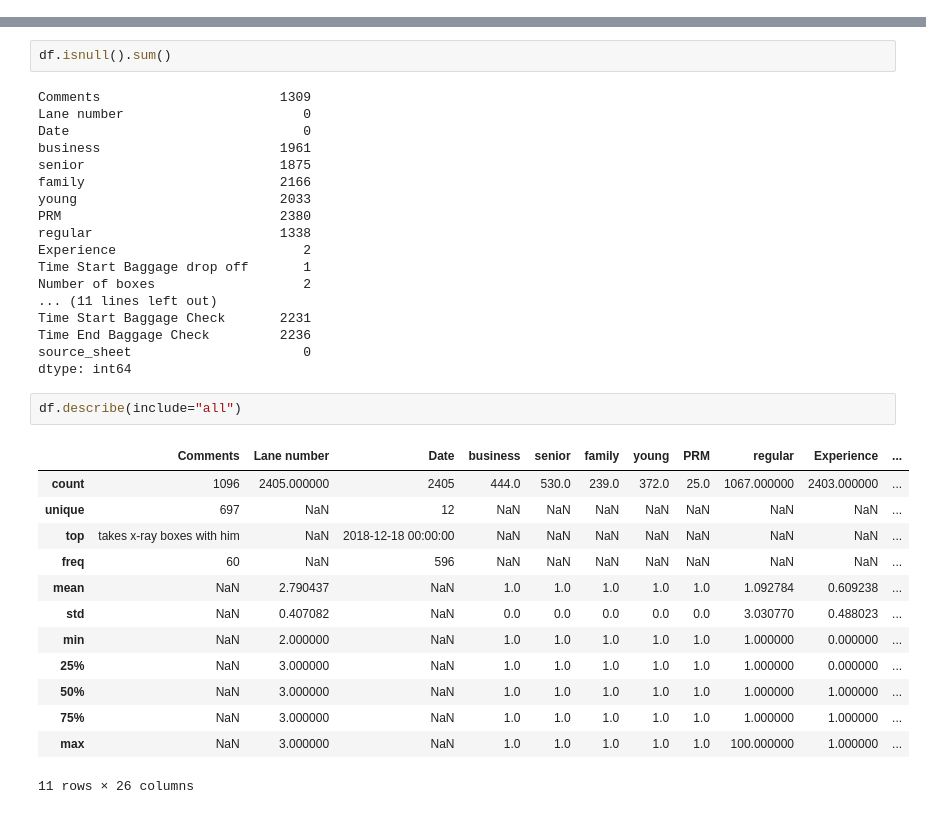
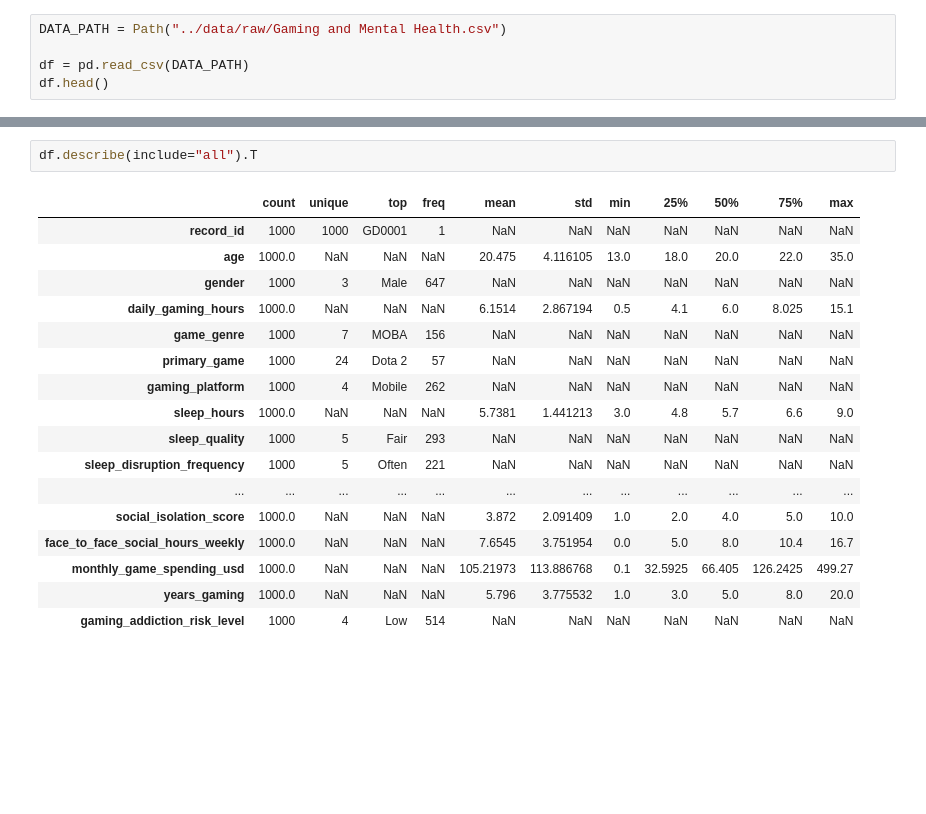
Before and after one commit to BorisTsankov/Security-Predictor, a Jupyter notebook: notebooks/01_data_understanding.ipynb, the cells around one changed output, grey strips where cells are left out. Drawn from its saved outputs; the diff is of its cells as text; blank space fills up the shorter version.

```diff
--- a/notebooks/01_data_understanding.ipynb
+++ b/notebooks/01_data_understanding.ipynb
@@ -58,0 +6,5 @@ df.columns.tolist()
+# %%
+DATA_PATH = Path("../data/raw/Gaming and Mental Health.csv")
+
+df = pd.read_csv(DATA_PATH)
+df.head()
@@ -79,37 +48,21 @@ memory usage: 488.6+ KB
-# %%
-df.isnull().sum()
-# %% [output]
-Comments                       1309
-Lane number                       0
-Date                              0
-business                       1961
-senior                         1875
-family                         2166
-young                          2033
-PRM                            2380
-regular                        1338
-Experience                        2
-Time Start Baggage drop off       1
-Number of boxes                   2
-... (11 lines left out)
-Time Start Baggage Check       2231
-Time End Baggage Check         2236
-source_sheet                      0
-dtype: int64
 # %%
-df.describe(include="all")
+df.describe(include="all").T
 # %% [output]
-|  | Comments | Lane number | Date | business | senior | family | young | PRM | regular | Experience | ... |
-| count | 1096 | 2405.000000 | 2405 | 444.0 | 530.0 | 239.0 | 372.0 | 25.0 | 1067.000000 | 2403.000000 | ... |
-| unique | 697 | NaN | 12 | NaN | NaN | NaN | NaN | NaN | NaN | NaN | ... |
-| top | takes x-ray boxes with him | NaN | 2018-12-18 00:00:00 | NaN | NaN | NaN | NaN | NaN | NaN | NaN | ... |
-| freq | 60 | NaN | 596 | NaN | NaN | NaN | NaN | NaN | NaN | NaN | ... |
-| mean | NaN | 2.790437 | NaN | 1.0 | 1.0 | 1.0 | 1.0 | 1.0 | 1.092784 | 0.609238 | ... |
-| std | NaN | 0.407082 | NaN | 0.0 | 0.0 | 0.0 | 0.0 | 0.0 | 3.030770 | 0.488023 | ... |
-| min | NaN | 2.000000 | NaN | 1.0 | 1.0 | 1.0 | 1.0 | 1.0 | 1.000000 | 0.000000 | ... |
-| 25% | NaN | 3.000000 | NaN | 1.0 | 1.0 | 1.0 | 1.0 | 1.0 | 1.000000 | 0.000000 | ... |
-| 50% | NaN | 3.000000 | NaN | 1.0 | 1.0 | 1.0 | 1.0 | 1.0 | 1.000000 | 1.000000 | ... |
-| 75% | NaN | 3.000000 | NaN | 1.0 | 1.0 | 1.0 | 1.0 | 1.0 | 1.000000 | 1.000000 | ... |
-| max | NaN | 3.000000 | NaN | 1.0 | 1.0 | 1.0 | 1.0 | 1.0 | 100.000000 | 1.000000 | ... |
+|  | count | unique | top | freq | mean | std | min | 25% | 50% | 75% | max |
+| record_id | 1000 | 1000 | GD0001 | 1 | NaN | NaN | NaN | NaN | NaN | NaN | NaN |
+| age | 1000.0 | NaN | NaN | NaN | 20.475 | 4.116105 | 13.0 | 18.0 | 20.0 | 22.0 | 35.0 |
+| gender | 1000 | 3 | Male | 647 | NaN | NaN | NaN | NaN | NaN | NaN | NaN |
+| daily_gaming_hours | 1000.0 | NaN | NaN | NaN | 6.1514 | 2.867194 | 0.5 | 4.1 | 6.0 | 8.025 | 15.1 |
+| game_genre | 1000 | 7 | MOBA | 156 | NaN | NaN | NaN | NaN | NaN | NaN | NaN |
+| primary_game | 1000 | 24 | Dota 2 | 57 | NaN | NaN | NaN | NaN | NaN | NaN | NaN |
+| gaming_platform | 1000 | 4 | Mobile | 262 | NaN | NaN | NaN | NaN | NaN | NaN | NaN |
+| sleep_hours | 1000.0 | NaN | NaN | NaN | 5.7381 | 1.441213 | 3.0 | 4.8 | 5.7 | 6.6 | 9.0 |
+| sleep_quality | 1000 | 5 | Fair | 293 | NaN | NaN | NaN | NaN | NaN | NaN | NaN |
+| sleep_disruption_frequency | 1000 | 5 | Often | 221 | NaN | NaN | NaN | NaN | NaN | NaN | NaN |
+| ... | ... | ... | ... | ... | ... | ... | ... | ... | ... | ... | ... |
+| social_isolation_score | 1000.0 | NaN | NaN | NaN | 3.872 | 2.091409 | 1.0 | 2.0 | 4.0 | 5.0 | 10.0 |
+| face_to_face_social_hours_weekly | 1000.0 | NaN | NaN | NaN | 7.6545 | 3.751954 | 0.0 | 5.0 | 8.0 | 10.4 | 16.7 |
+| monthly_game_spending_usd | 1000.0 | NaN | NaN | NaN | 105.21973 | 113.886768 | 0.1 | 32.5925 | 66.405 | 126.2425 | 499.27 |
+| years_gaming | 1000.0 | NaN | NaN | NaN | 5.796 | 3.775532 | 1.0 | 3.0 | 5.0 | 8.0 | 20.0 |
+| gaming_addiction_risk_level | 1000 | 4 | Low | 514 | NaN | NaN | NaN | NaN | NaN | NaN | NaN |
-11 rows × 26 columns
 # %%
```
Also changed, not shown: parts of 18 cells of this notebook, 3 other files.
